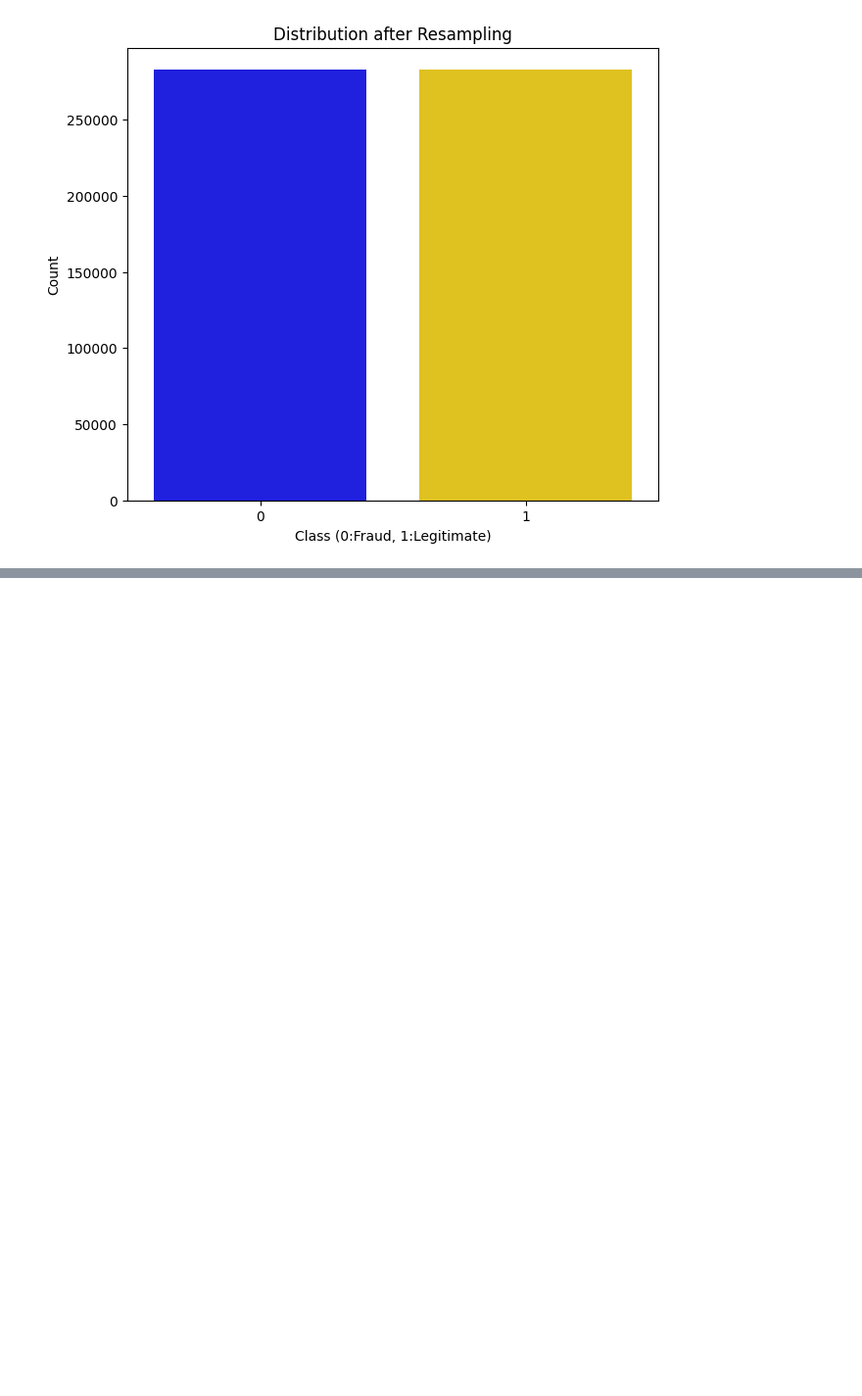
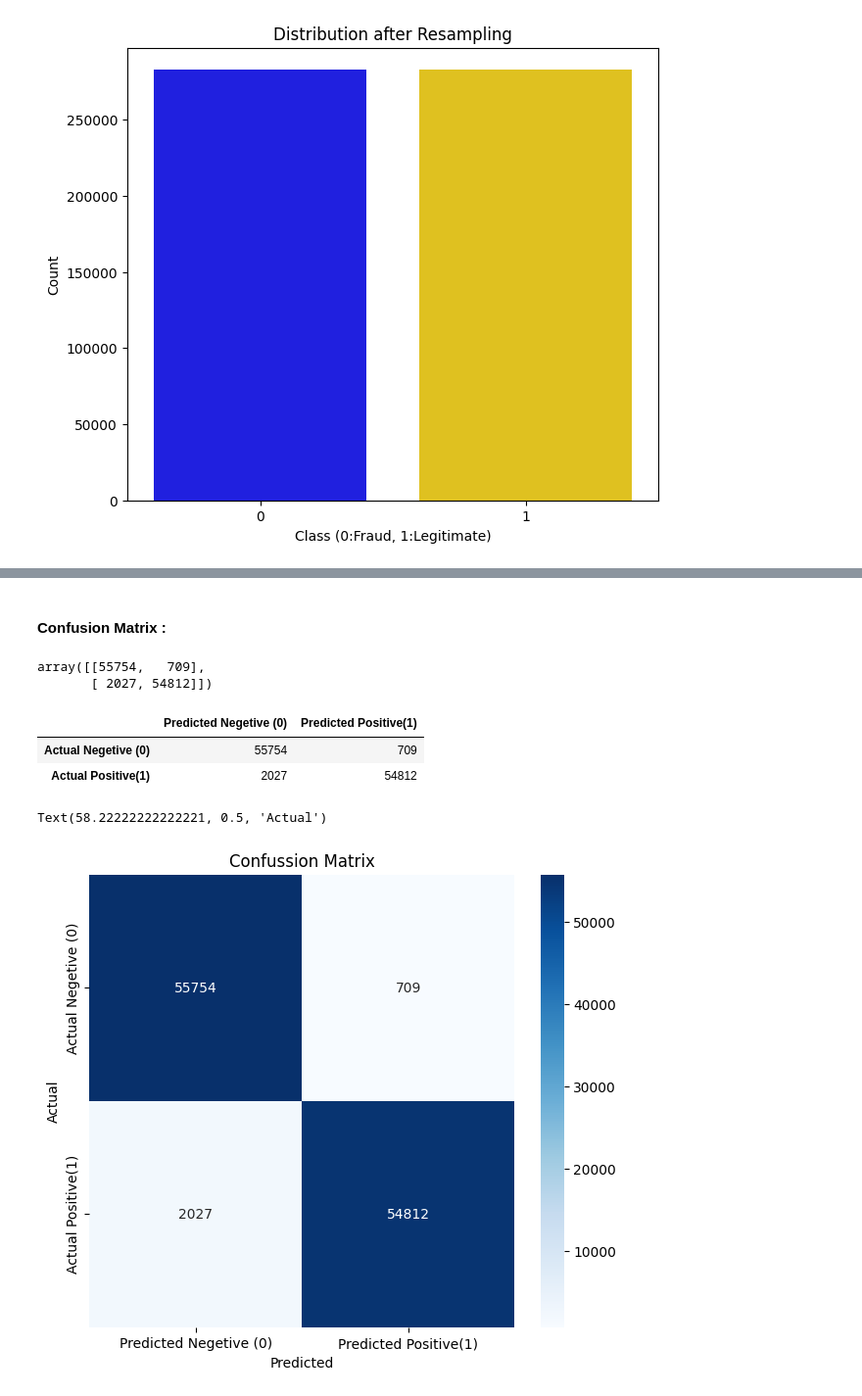
Before and after one commit to mahiraj7/Data-Analysis-Projects, a Jupyter notebook: Credit-card_Fraud_Detection.ipynb, the cells around one changed output, grey strips where cells are left out. Shown at 98% size. Drawn from its saved outputs; the diff is of its cells as text; code cells hidden in the pictures; blank space fills up the shorter version.

```diff
--- a/Credit-card_Fraud_Detection.ipynb
+++ b/Credit-card_Fraud_Detection.ipynb
@@ -229,0 +232,3 @@ X_train, X_test, y_train, y_test = train_test_split(x_smote, y_smote, test_size=
+# %%
+logistic_model = LogisticRegression(random_state=42,  max_iter=1000)
+logistic_model.fit(X_train, y_train)
@@ -229,0 +244,2 @@ X_train, X_test, y_train, y_test = train_test_split(x_smote, y_smote, test_size=
+# %%
+y_pre_logistic = logistic_model.predict(X_test)
@@ -229,0 +262,26 @@ X_train, X_test, y_train, y_test = train_test_split(x_smote, y_smote, test_size=
+# %% [markdown]
+#### Confusion Matrix :
+# %%
+classification_matrix_logistic = confusion_matrix(y_test, y_pre_logistic)
+classification_matrix_logistic
+# %% [output]
+array([[55754,   709],
+       [ 2027, 54812]])
+# %%
+confusion_matrix_df = pd.DataFrame(classification_matrix_logistic,
+                                  columns = ["Predicted Negetive (0)", "Predicted Positive(1)"],
+                                  index = ["Actual Negetive (0)", "Actual Positive(1)"])
+confusion_matrix_df
+# %% [output]
+|  | Predicted Negetive (0) | Predicted Positive(1) |
+| Actual Negetive (0) | 55754 | 709 |
+| Actual Positive(1) | 2027 | 54812 |
+# %%
+plt.figure(figsize = (7,6))
+sns.heatmap(confusion_matrix_df, annot=True , fmt='d', cmap="Blues")
+plt.title("Confussion Matrix")
+plt.xlabel("Predicted")
+plt.ylabel("Actual")
+# %% [output]
+Text(58.22222222222221, 0.5, 'Actual')
+[figure, added]
```
Also changed, not shown: parts of 6 cells of this notebook.
